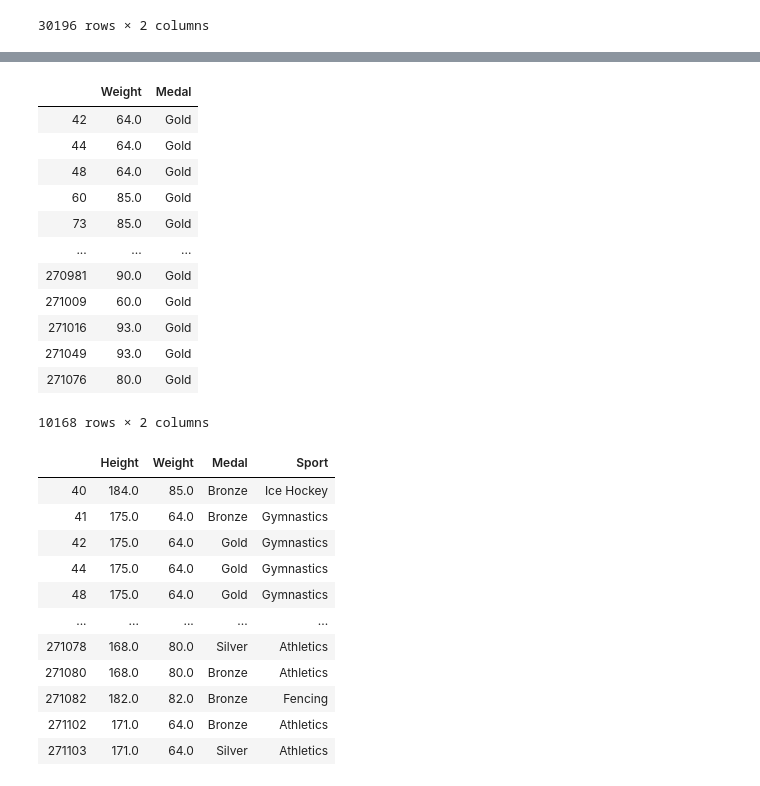
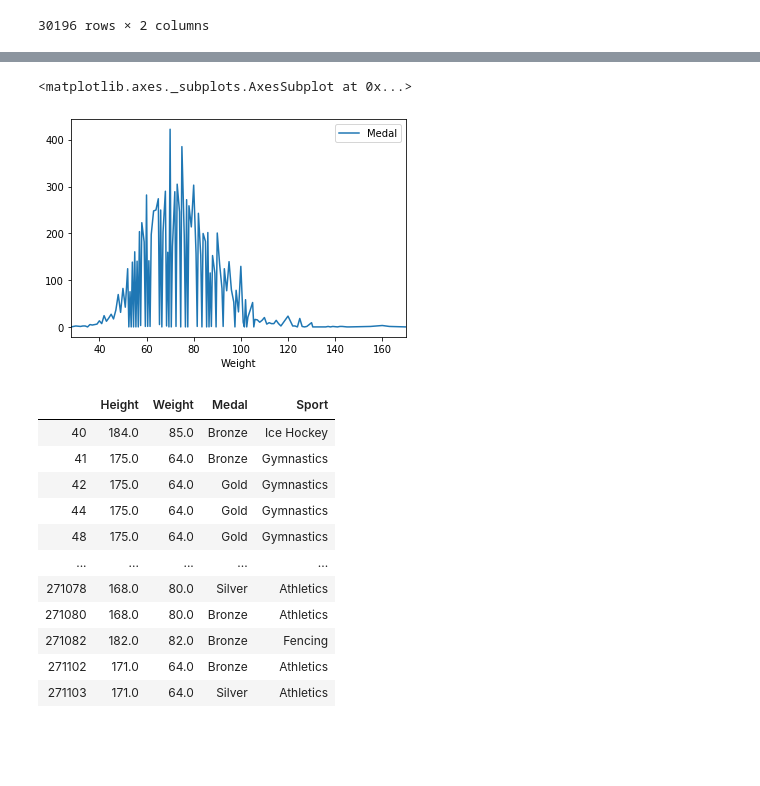
Before and after one commit to ameya-ganchha/python-challege, a Jupyter notebook: Downloads/Project-1-Shruti (1)/Project-1-Shruti/Resources/ht_wt_vs_medal.ipynb, the cells around one changed output, grey strips where cells are left out. Saved outputs shown, nothing was run; the diff lists cells and outputs as text; code cells hidden in the pictures; blank space fills up the shorter version.

```diff
--- a/Downloads/Project-1-Shruti (1)/Project-1-Shruti/Resources/ht_wt_vs_medal.ipynb
+++ b/Downloads/Project-1-Shruti (1)/Project-1-Shruti/Resources/ht_wt_vs_medal.ipynb
@@ -189,20 +150,10 @@ silver_list_wt
 # %%
 gold_list_wt = wt_medal[wt_medal['Medal'] == 'Gold']
-gold_list_wt
+wt_medal_count  = gold_list_wt.groupby(['Weight']).count()
+wt_medal_count.plot()
 # %% [output]
-|  | Weight | Medal |
-| 42 | 64.0 | Gold |
-| 44 | 64.0 | Gold |
-| 48 | 64.0 | Gold |
-| 60 | 85.0 | Gold |
-| 73 | 85.0 | Gold |
-| ... | ... | ... |
-| 270981 | 90.0 | Gold |
-| 271009 | 60.0 | Gold |
-| 271016 | 93.0 | Gold |
-| 271049 | 93.0 | Gold |
-| 271076 | 80.0 | Gold |
-10168 rows × 2 columns
+<matplotlib.axes._subplots.AxesSubplot at 0x...>
+[figure, added]
 # %%
 bmi_medal = cleaned_up_ht_wt[["Height", "Weight", "Medal", "Sport"]]
 bmi_medal
```
Also changed, not shown: parts of 8 cells of this notebook, 8 other files.
